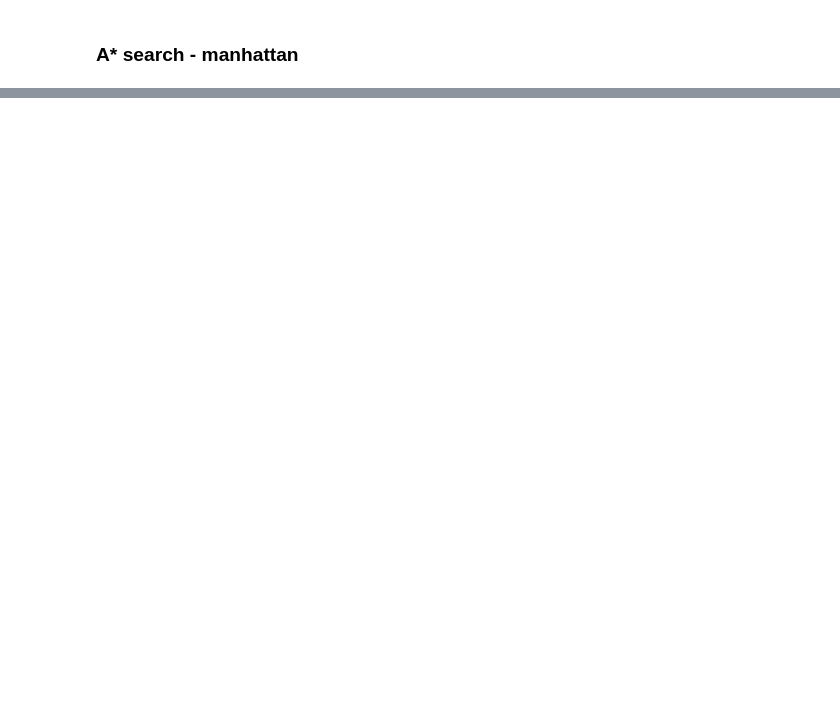
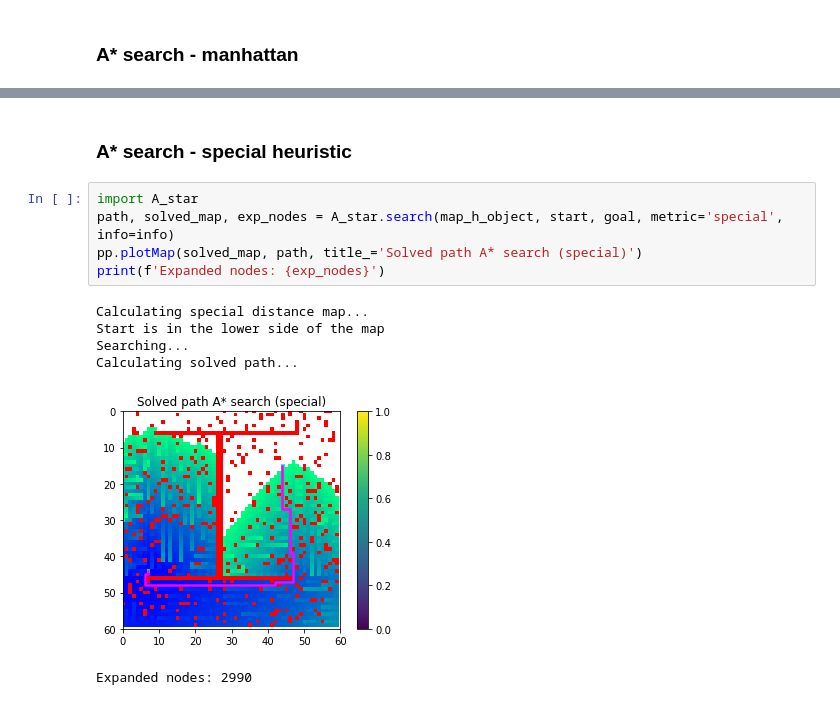
Before and after one commit to JonasFockstedt/Artificial_Intelligence_Labs, a Jupyter notebook: Lab2/lab2/Task1/task1_path_planning.ipynb, the cells around one changed output, grey strips where cells are left out. Cells and saved outputs as stored; diff of their text form; blank space fills up the shorter version.

Commit message:
Added special heuristic.

```diff
--- a/Lab2/lab2/Task1/task1_path_planning.ipynb
+++ b/Lab2/lab2/Task1/task1_path_planning.ipynb
@@ -199,0 +208,14 @@ Calculating solved path...
+# %% [markdown]
+### A* search - special heuristic
+# %%
+import A_star
+path, solved_map, exp_nodes = A_star.search(map_h_object, start, goal, metric='special', info=info)
+pp.plotMap(solved_map, path, title_='Solved path A* search (special)')
+print(f'Expanded nodes: {exp_nodes}')
+# %% [output]
+Calculating special distance map...
+Start is in the lower side of the map
+Searching...
+Calculating solved path...
+[figure, added]
+Expanded nodes: 2990
```
Also changed, not shown: parts of 5 cells of this notebook, 2 other files.
